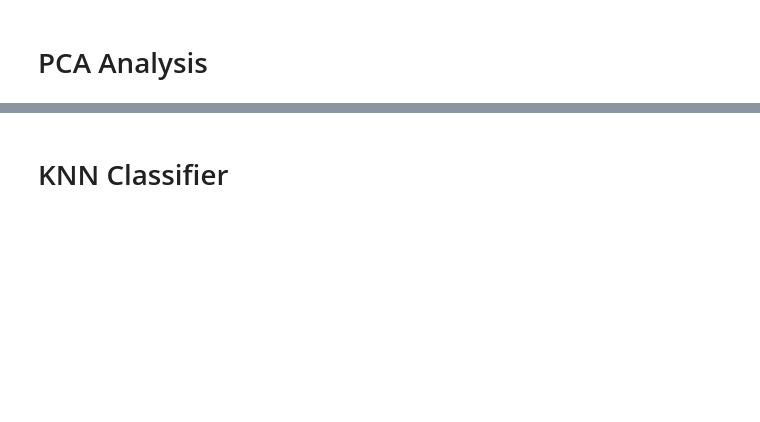
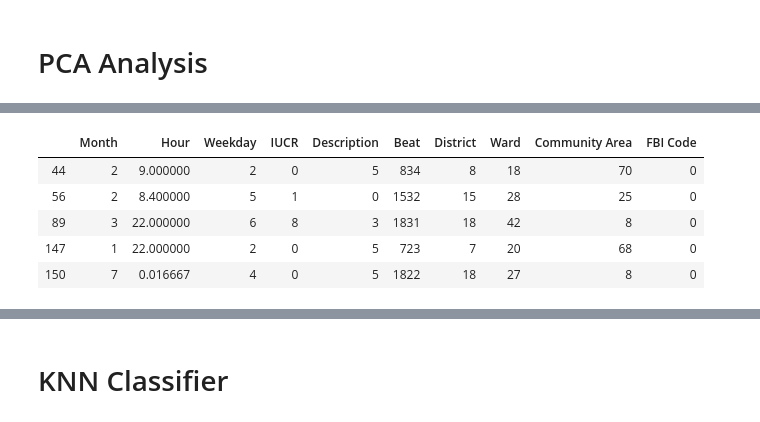
Before and after one commit to sgvvannabe/Chicago-crimes, a Jupyter notebook: Data_machine_learning.ipynb, the cells around one changed output, grey strips where cells are left out. Cells and saved outputs as stored; diff of their text form; code cells hidden in the pictures; blank space fills up the shorter version.

```diff
--- a/Data_machine_learning.ipynb
+++ b/Data_machine_learning.ipynb
@@ -53 +104,10 @@ df_hom = df[df['Primary Type'] == 'HOMICIDE']
+# %%
+df_theft.head()
+# %% [output]
+|  | Month | Hour | Weekday | IUCR | Description | Beat | District | Ward | Community Area | FBI Code |
+| 44 | 2 | 9.000000 | 2 | 0 | 5 | 834 | 8 | 18 | 70 | 0 |
+| 56 | 2 | 8.400000 | 5 | 1 | 0 | 1532 | 15 | 28 | 25 | 0 |
+| 89 | 3 | 22.000000 | 6 | 8 | 3 | 1831 | 18 | 42 | 8 | 0 |
+| 147 | 1 | 22.000000 | 2 | 0 | 5 | 723 | 7 | 20 | 68 | 0 |
+| 150 | 7 | 0.016667 | 4 | 0 | 5 | 1822 | 18 | 27 | 8 | 0 |
 # %%
```
Also changed, not shown: parts of 32 cells of this notebook, 2 other files.
